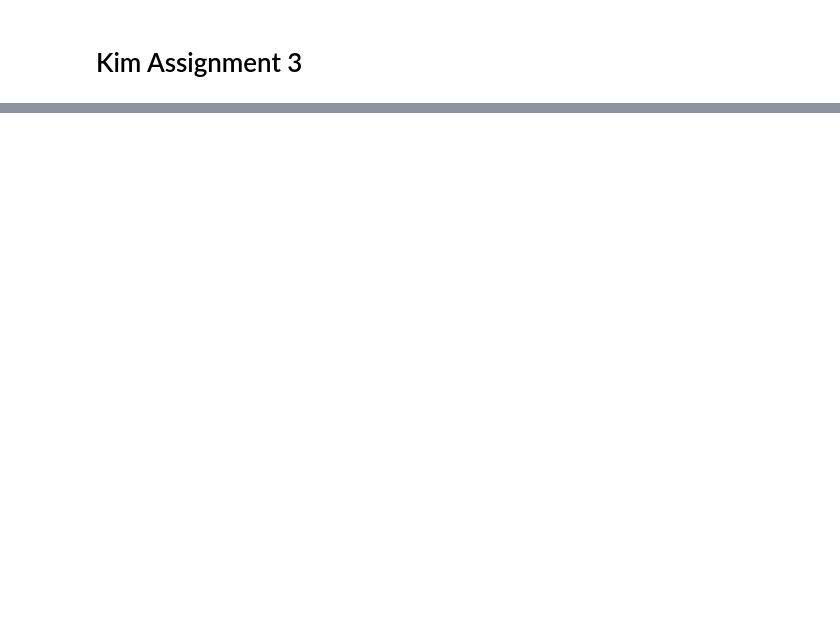
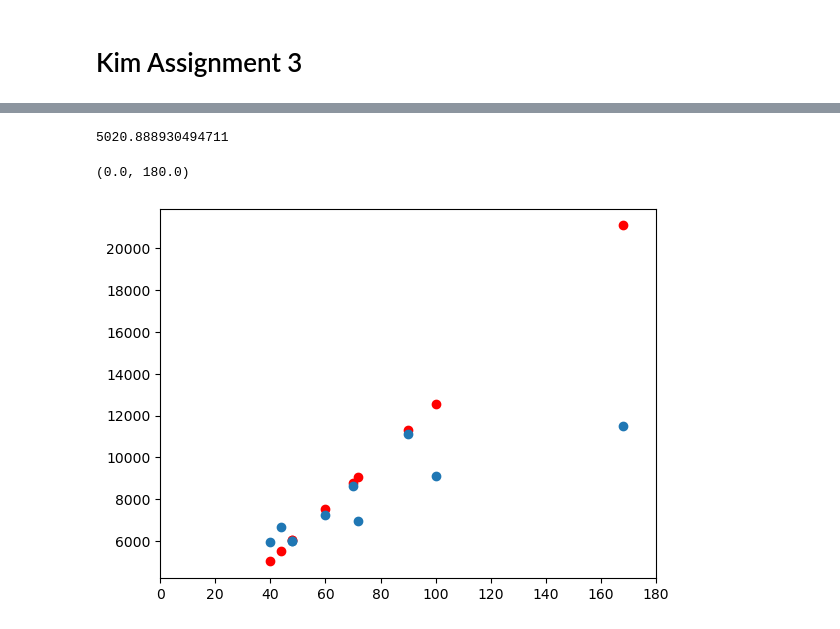
Before and after one commit to tdotkim/nw_msds, a Jupyter notebook: 460_decision_analytics/week_6/Kim_Assignment_3.ipynb, the cells around one changed output, grey strips where cells are left out. Drawn from its saved outputs; the diff is of its cells as text; code cells hidden in the pictures; blank space fills up the shorter version.

```diff
--- a/460_decision_analytics/week_6/Kim_Assignment_3.ipynb
+++ b/460_decision_analytics/week_6/Kim_Assignment_3.ipynb
@@ -157,0 +397,10 @@ TV: 0
+# %%
+def nlp_power_predictor(x):
+    y = (value(model2.x) * x) ** value(model2.y)
+    return y
+
+powerpreds = []
+for i in hours_of_operation:
+    powerpreds.append(nlp_power_predictor(i))
+
+powerpreds
@@ -157,0 +418,11 @@ TV: 0
+# %%
+((40*125.52223395853412) ** 0.9999999900000351)
+# %% [output]
+5020.888930494711
+# %%
+plt.scatter(hours_of_operation,powerpreds, color = 'r')
+plt.scatter(hours_of_operation,average_revenue)
+plt.xlim(0,180)
+# %% [output]
+(0.0, 180.0)
+[figure, added]
```
Also changed, not shown: parts of 28 cells of this notebook.
